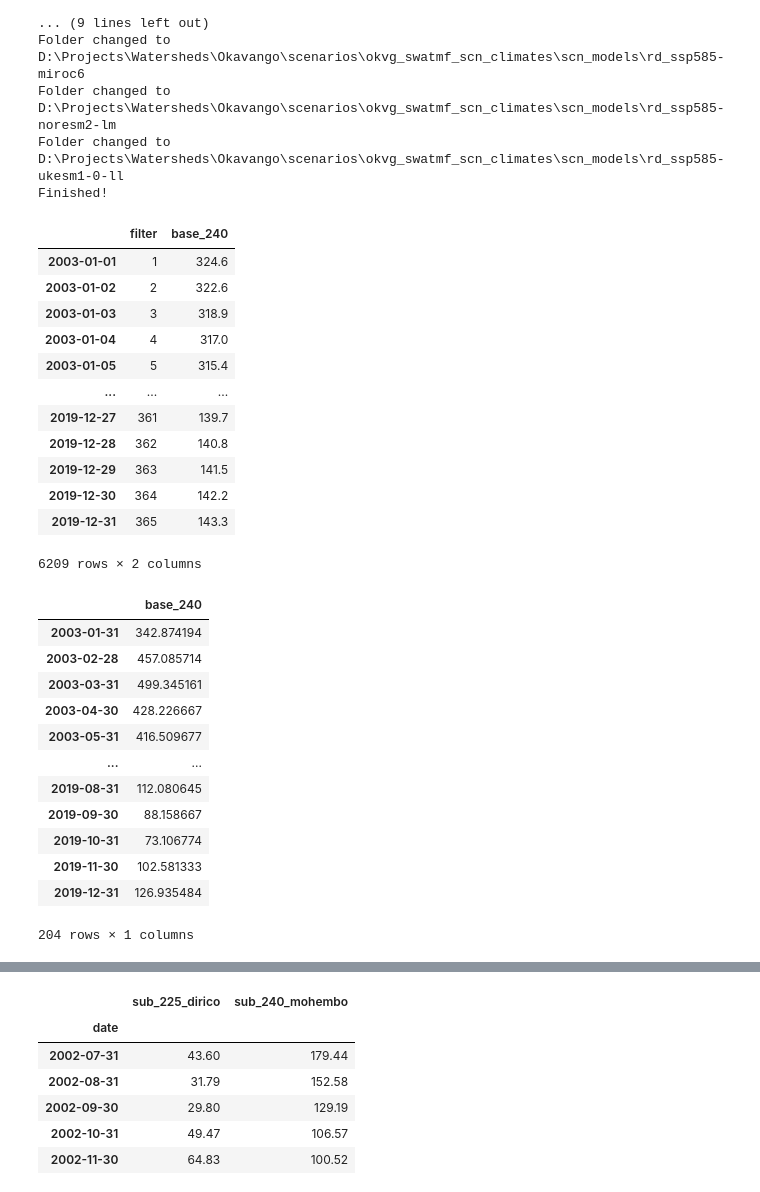
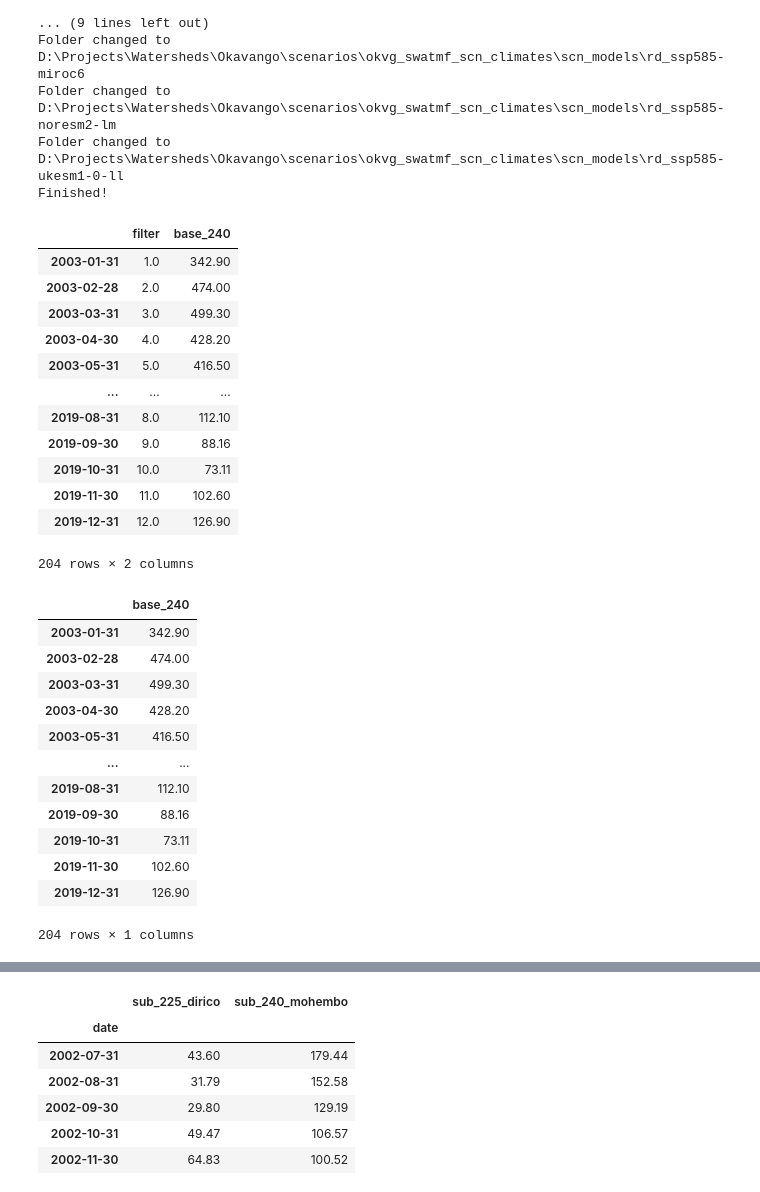
Before and after one commit to spark-brc/swatmf, a Jupyter notebook: okvg_020421_scn_figs04.ipynb, the cells around one changed output, grey strips where cells are left out. Saved outputs shown, nothing was run; the diff lists cells and outputs as text; code cells hidden in the pictures.

```diff
--- a/okvg_020421_scn_figs04.ipynb
+++ b/okvg_020421_scn_figs04.ipynb
@@ -45,49 +45,50 @@ Finished!
 # %%
 wd_base = "D:/Projects/Watersheds/Okavango/scenarios/okvg_swatmf_calibrated_base"
 # Create data with parameter change
 df_rch = pd.read_csv(
                     os.path.join(wd_base, "output.rch"),
                     delim_whitespace=True,
                     skiprows=9,
                     usecols=[1, 3, 6],
                     names=["date", "filter", "streamflow_sim"],
                     index_col=0)
 
 df = df_rch.loc[sub_number]
-df.index = pd.date_range('1/1/2003', periods=len(df.streamflow_sim), freq="D")
+df = df[df["filter"] < 13]
+df.index = pd.date_range('1/1/2003', periods=len(df.streamflow_sim), freq="M")
 df.rename(columns = {'streamflow_sim':'base_{}'.format(sub_number)}, inplace = True)
 df
 # %% [output]
 |  | filter | base_240 |
-| 2003-01-01 | 1 | 324.6 |
-| 2003-01-02 | 2 | 322.6 |
-| 2003-01-03 | 3 | 318.9 |
-| 2003-01-04 | 4 | 317.0 |
-| 2003-01-05 | 5 | 315.4 |
+| 2003-01-31 | 1.0 | 342.90 |
+| 2003-02-28 | 2.0 | 474.00 |
+| 2003-03-31 | 3.0 | 499.30 |
+| 2003-04-30 | 4.0 | 428.20 |
+| 2003-05-31 | 5.0 | 416.50 |
 | ... | ... | ... |
-| 2019-12-27 | 361 | 139.7 |
-| 2019-12-28 | 362 | 140.8 |
-| 2019-12-29 | 363 | 141.5 |
-| 2019-12-30 | 364 | 142.2 |
-| 2019-12-31 | 365 | 143.3 |
+| 2019-08-31 | 8.0 | 112.10 |
+| 2019-09-30 | 9.0 | 88.16 |
+| 2019-10-31 | 10.0 | 73.11 |
+| 2019-11-30 | 11.0 | 102.60 |
+| 2019-12-31 | 12.0 | 126.90 |
-6209 rows × 2 columns
+204 rows × 2 columns
 # %%
-df = df.drop('filter', axis=1)
-base_df = df.resample('M').mean()
+base_df = df.drop('filter', axis=1)
+# base_df = df.resample('M').mean()
 base_df
 # %% [output]
 |  | base_240 |
-| 2003-01-31 | 342.874194 |
-| 2003-02-28 | 457.085714 |
-| 2003-03-31 | 499.345161 |
-| 2003-04-30 | 428.226667 |
-| 2003-05-31 | 416.509677 |
+| 2003-01-31 | 342.90 |
+| 2003-02-28 | 474.00 |
+| 2003-03-31 | 499.30 |
+| 2003-04-30 | 428.20 |
+| 2003-05-31 | 416.50 |
 | ... | ... |
-| 2019-08-31 | 112.080645 |
-| 2019-09-30 | 88.158667 |
-| 2019-10-31 | 73.106774 |
-| 2019-11-30 | 102.581333 |
-| 2019-12-31 | 126.935484 |
+| 2019-08-31 | 112.10 |
+| 2019-09-30 | 88.16 |
+| 2019-10-31 | 73.11 |
+| 2019-11-30 | 102.60 |
+| 2019-12-31 | 126.90 |
 204 rows × 1 columns
 # %%
 scn_df = scn_df.iloc[:, :8]
```
Also changed, not shown: parts of 8 cells of this notebook, 3 other files.
